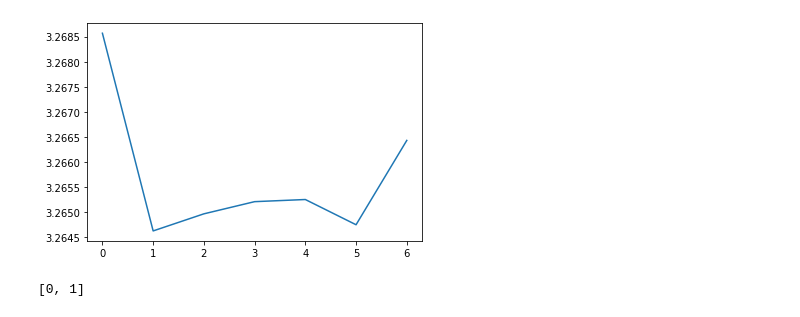
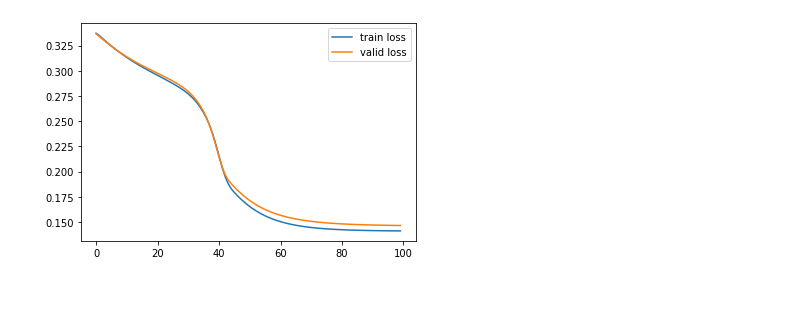
Before and after one commit to UnGast/pytorch_unet, a Jupyter notebook: train.ipynb, the cells around one changed output. Drawn from its saved outputs; the diff is of its cells as text; code cells hidden in the pictures.

Commit message:
add metrics to learner

```diff
--- a/train.ipynb
+++ b/train.ipynb
@@ -30,8 +17,8 @@ model_id = 'unet_v1_test'
 train_id = 1
 log_id = model_id + str(train_id)
 # %%
-train_dataset=UNetDataset(root_dir=Path('advanced_dataset'), part='train')
-test_dataset=UNetDataset(root_dir=Path('advanced_dataset'), part='test')
+train_dataset=UNetDataset(root_dir=Path('simple_dataset'), part='train')
+valid_dataset=UNetDataset(root_dir=Path('simple_dataset'), part='valid')
 # %%
 model = UNet(size=train_dataset.item_size, in_channels=train_dataset.image_channels, classes=train_dataset.classes, depth=5)
 # %%
@@ -42,7 +29,7 @@ def handle_end_epoch(epoch_loss, epoch):
 # %%
 callback = LearnerCallback(end_epoch=handle_end_epoch)
 
-learner = UNetLearner(model, train_dataset=train_dataset, cuda=True, callback=callback)
+learner = UNetLearner(model, train_dataset=train_dataset, valid_dataset=valid_dataset, cuda=True, callback=callback)
 # %%
-learner.train(n_epochs=5, batch_size=2)
+learner.train(n_epochs=100, batch_size=2)
 # %% [output]
@@ -54,3 +53,3 @@ Epoch 6 loss: 3.2664284110069275
 # %%
-learner.plot_losses()
+learner.plot_metrics()
 # %% [output]
@@ -58,5 +56 @@ CURRENT EPOCH 6 LOSSES [3.2685675024986267, 3.264621913433075, 3.26496285200119,
-[figure, old version]
+[figure, new version]
-# %%
-list(range(0, 2))
-# %% [output]
-[0, 1]
```
Also changed, not shown: parts of 4 cells of this notebook, 2 other files.
